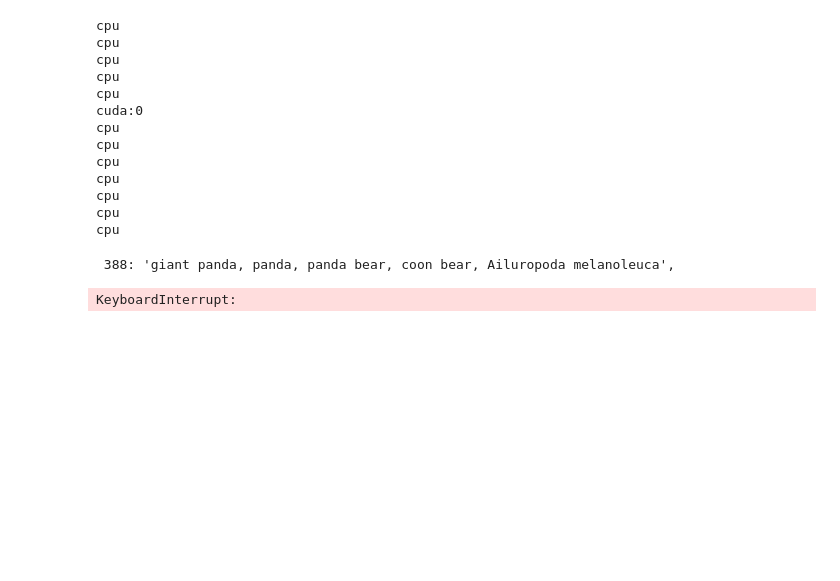
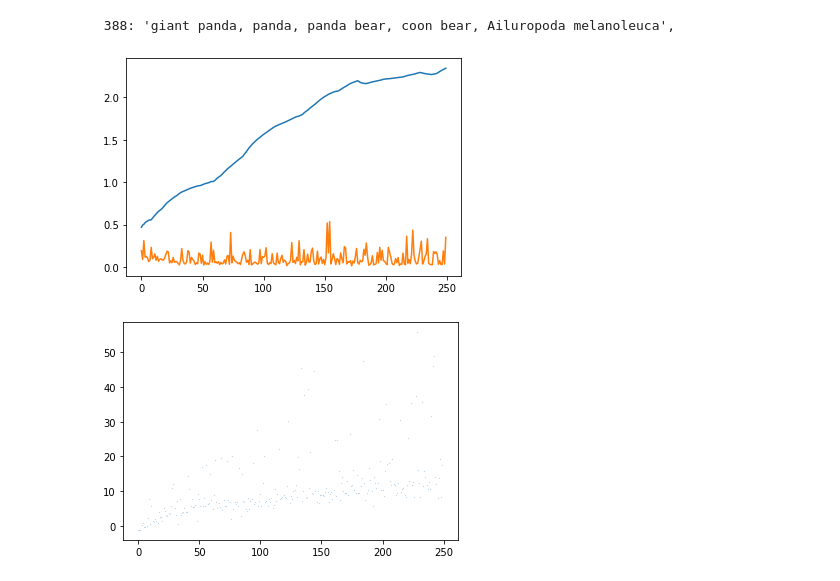
Before and after one commit to ayberkydn/vis, a Jupyter notebook: visualization.ipynb, the cells around one changed output. Cells and saved outputs as stored; diff of their text form; code cells hidden in the pictures; blank space fills up the shorter version.

```diff
--- a/visualization.ipynb
+++ b/visualization.ipynb
@@ -124,21 +104 @@ for net_dict in network_dicts:
-# %%
-for net_dict in network_dicts:
-    net = net_dict['net']
-    for param in net.parameters():
-        print(param.device)
-        break
-# %% [output]
-cpu
-cpu
-cpu
-cpu
-cpu
-cuda:0
-cpu
-cpu
-cpu
-cpu
-cpu
-cpu
-cpu
 # %%
@@ -181,11 +118,9 @@ optimizer = torch.optim.Adam([input_tensor], lr=0.01)
 # %% [output]
  388: 'giant panda, panda, panda bear, coon bear, Ailuropoda melanoleuca',
 # %%
-import time
-
-ITERATIONS = 5000
-BATCH_SIZE = 16
-TV_LOSS_COEFF = 500
+ITERATIONS = 250
+BATCH_SIZE = 8
+TV_LOSS_COEFF = 0
 
 
 for n in tqdm.tqdm(range(ITERATIONS)):
@@ -195,11 +130,9 @@ for n in tqdm.tqdm(range(ITERATIONS)):
     input_img.retain_grad()
 
     net_dict = random.choice(network_dicts)
-
-
     net = net_dict['net'].cuda()
 
-    input_img_batch = einops.repeat(input_img, 'b c h w -> (b repeat) c h w', repeat = BATCH_SIZE)
+    input_img_batch = einops.repeat(input_img, 'c h w -> b c h w', b = BATCH_SIZE)
     transformed_input_img_batch = batch_transforms(input_img_batch)
 
 
@@ -208,48 +141,42 @@ for n in tqdm.tqdm(range(ITERATIONS)):
     activations.append(target.item())
 
 
-    tv_loss = kornia.losses.total_variation(input_img[0]) / torch.numel(input_img[0])
+    tv_loss = kornia.losses.total_variation(input_img) / torch.numel(input_img)
 
 
     loss = tv_loss * TV_LOSS_COEFF - target
 
     loss.backward()
 
 
 
 
     max_list.append(abs(input_tensor.max().item()))
 
     grads_max_list.append(abs(input_tensor.grad.max().item()))
 
-    if n % 10 == 0:
-        images.append(
-            np.uint8(
-                kornia.tensor_to_image(input_img[0]) * 255
-            )
-        )
-
-
-
+    if n % 5 == 0:
+        images.append(np.uint8(t2i(input_img) * 255))
 
     optimizer.step()
     optimizer.zero_grad()
 
 
-    net.cpu()
+
 
 plt.figure();
 plt.plot(max_list);
 plt.plot(grads_max_list);
 plt.show()
 
 
 
 plt.figure()
 plt.scatter(np.arange(len(activations)), activations, s=0.01)
 plt.show()
 # %% [output]
-KeyboardInterrupt:
+[figure, added]
+[figure, added]
 # %%
 plt.figure(figsize=[10, 10])
 
```
Also changed, not shown: parts of 9 cells of this notebook, 11 other files.
